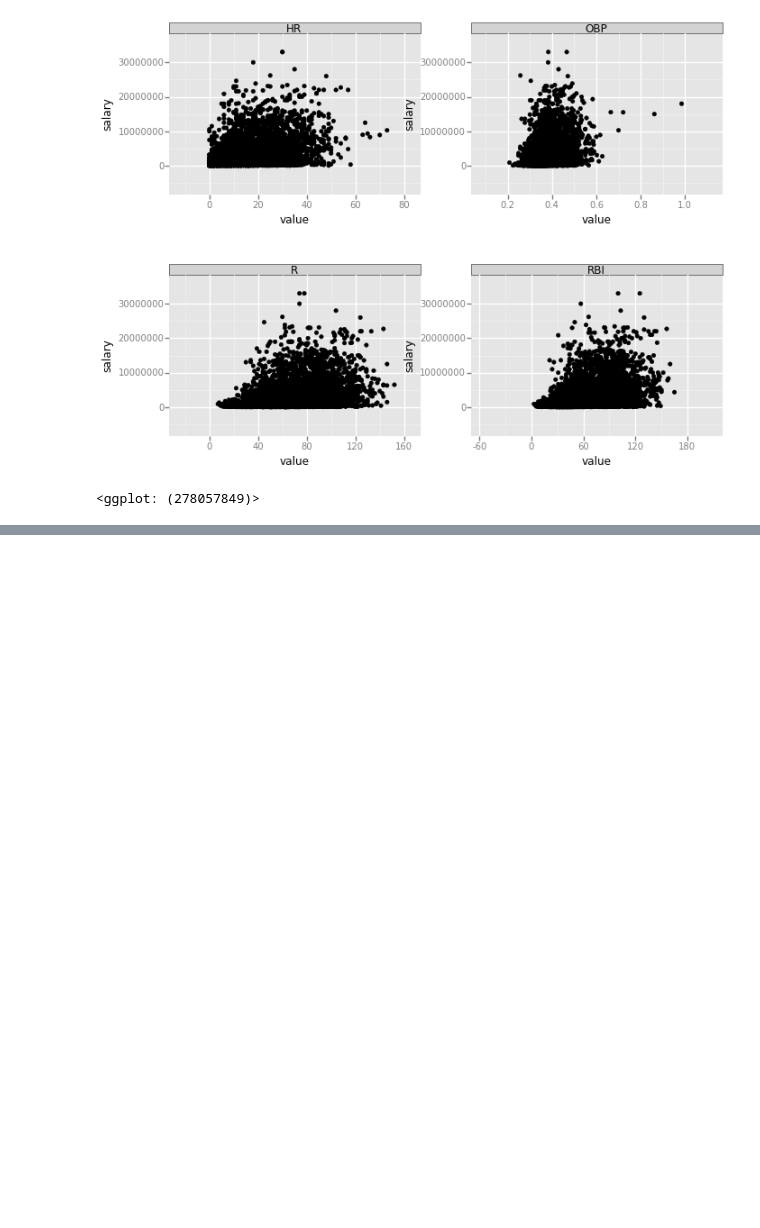
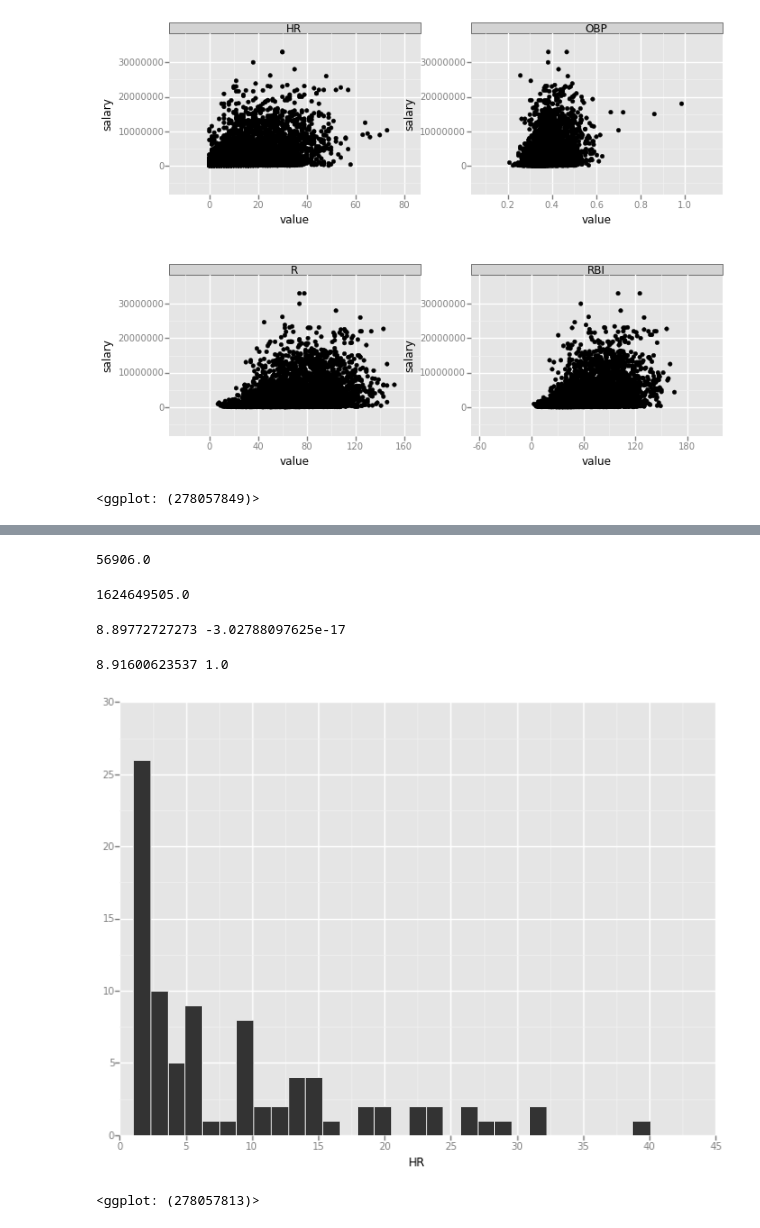
Before and after one commit to asbhat/data-science-class, a Jupyter notebook: pandas/Data Visualization.ipynb, the cells around one changed output, grey strips where cells are left out. Cells and saved outputs as stored; diff of their text form; code cells hidden in the pictures; blank space fills up the shorter version.

```diff
--- a/pandas/Data Visualization.ipynb
+++ b/pandas/Data Visualization.ipynb
@@ -359,0 +386,26 @@ ggplot(new_data, aes(x='value', y='salary')) + geom_point() + facet_wrap('variab
+# %%
+data = data.dropna()
+data = data[data['HR'] > 0]
+# %%
+data.HR.dot(data.RBI)
+# %% [output]
+56906.0
+# %%
+data.HR.dot(data.salary)
+# %% [output]
+1624649505.0
+# %%
+data['centered_hr'] = (data.HR - data.HR.mean()) / data.HR.std()
+# %%
+print data.HR.mean(), data.centered_hr.mean()
+# %% [output]
+8.89772727273 -3.02788097625e-17
+# %%
+print data.HR.std(), data.centered_hr.std()
+# %% [output]
+8.91600623537 1.0
+# %%
+ggplot(data, aes(x='HR')) + geom_histogram()
+# %% [output]
+[figure, added]
+<ggplot: (278057813)>
```
Also changed, not shown: parts of 4 cells of this notebook.
